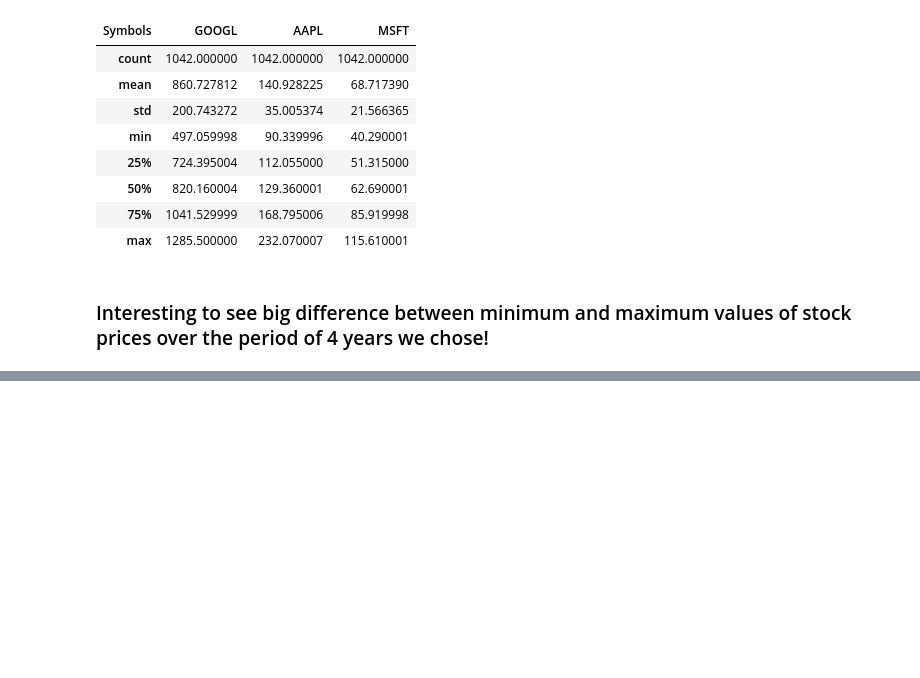
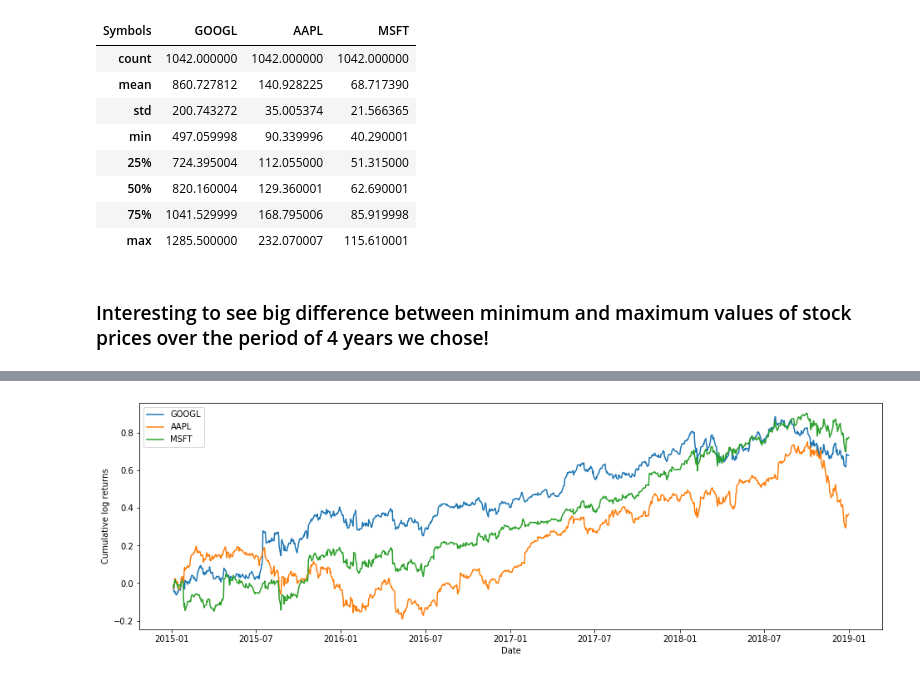
Before and after one commit to guru3/quant, a Jupyter notebook: Intro to finance in python.ipynb, the cells around one changed output, grey strips where cells are left out. Saved outputs shown, nothing was run; the diff lists cells and outputs as text; code cells hidden in the pictures; blank space fills up the shorter version.

Commit message:
add asset returns

```diff
--- a/Intro to finance in python.ipynb
+++ b/Intro to finance in python.ipynb
@@ -60,0 +74,3 @@ To register the converters:
+# %%
+log_returns = np.log(all_data).diff();
+log_returns.head(7)[2:] #log returns - difference between log of values
@@ -60,0 +86,11 @@ To register the converters:
+# %%
+_, ax = plt.subplots(1, 1, figsize=(16,5))
+for c in log_returns:
+    ax.plot(log_returns.index, log_returns[c].cumsum() #sums till current entry, ignoring NaNs
+            , label=str(c))
+ax.set_ylabel('Cumulative log returns')
+ax.set_xlabel('Date')
+ax.legend()
+plt.show()
+# %% [output]
+[figure, added]
```
Also changed, not shown: parts of 8 cells of this notebook.
